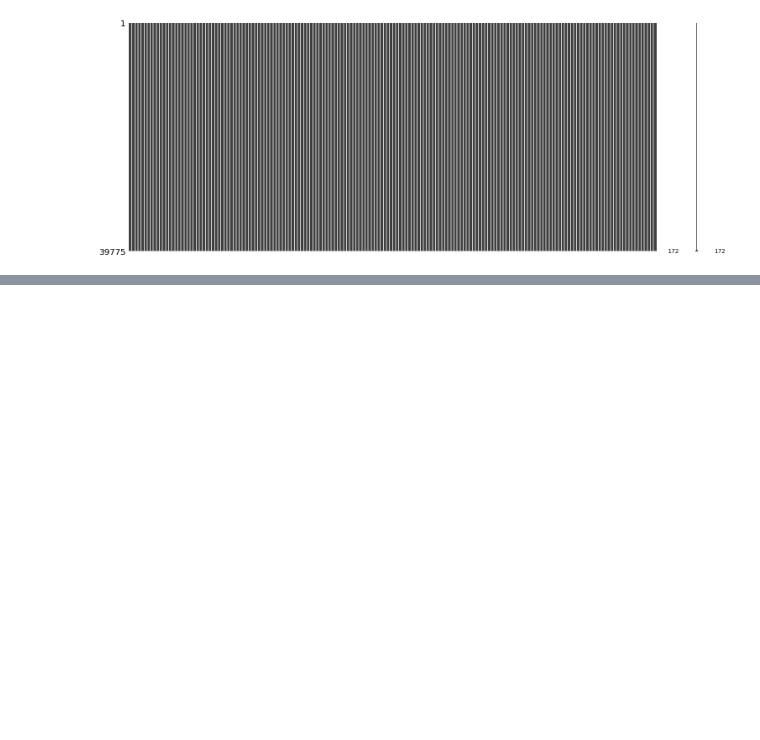
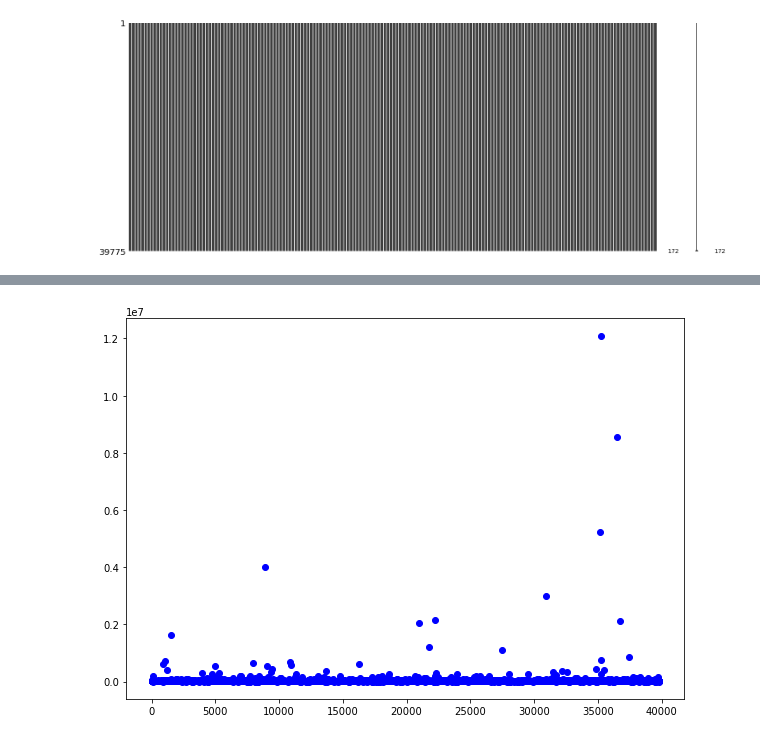
Before and after one commit to SHARMINI-JOSEPH/WQD7003_DATA-ANALYTICS-ASSIGNMENT_G6-1, a Jupyter notebook: Prediction of mood disorders among DASS survey participants.ipynb, the cells around one changed output, grey strips where cells are left out. Saved outputs shown, nothing was run; the diff lists cells and outputs as text; code cells hidden in the pictures; blank space fills up the shorter version.

```diff
--- a/Prediction of mood disorders among DASS survey participants.ipynb
+++ b/Prediction of mood disorders among DASS survey participants.ipynb
@@ -194,0 +285,8 @@ plt.show()
+# %%
+fig = plt.figure(figsize =(10, 7))
+x_data = np.arange(0, len(df))
+y_data = df['Q1E']
+plt.scatter(x_data, y_data, c ="blue")
+plt.show()
+# %% [output]
+[figure, added]
```
Also changed, not shown: parts of 51 cells of this notebook, 1 other file.
